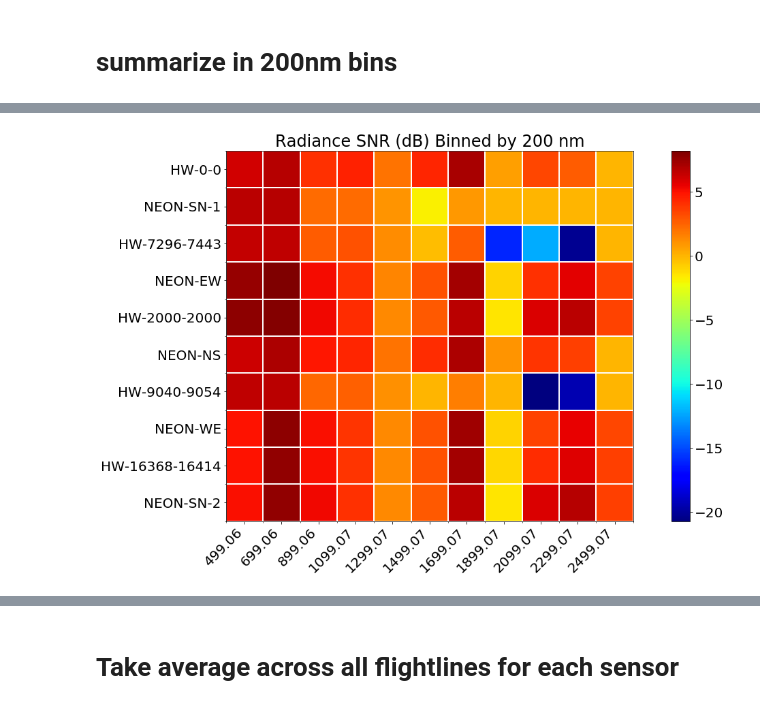
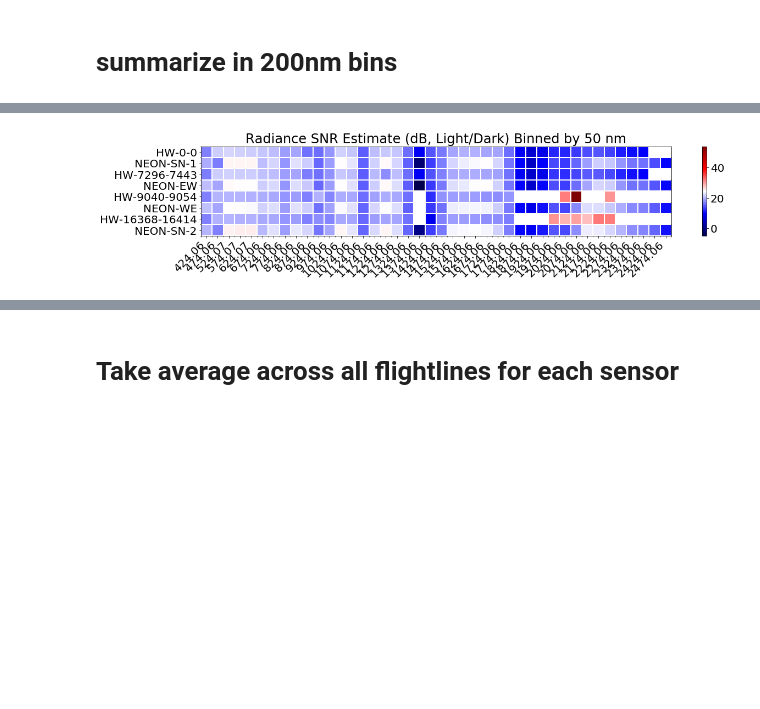
Before and after one commit to earthlab/neon-headwall-data, a Jupyter notebook: notebooks/DASK_RADIANCE_compare_headwall_NEON_all_flight_lines_TABLE_MTN.ipynb, the cells around one changed output, grey strips where cells are left out. Cells and saved outputs as stored; diff of their text form; code cells hidden in the pictures; blank space fills up the shorter version.

```diff
--- a/notebooks/DASK_RADIANCE_compare_headwall_NEON_all_flight_lines_TABLE_MTN.ipynb
+++ b/notebooks/DASK_RADIANCE_compare_headwall_NEON_all_flight_lines_TABLE_MTN.ipynb
@@ -225,6 +225,8 @@ for full_ex in full_hw_ls:
     hw_max = np.nanmax(full_ex, axis=1)
     hw_min = np.nanmin(full_ex, axis=1)
     hw_std = np.nanstd(full_ex, axis=1)
+    hw_max = np.nanquantile(full_ex, 0.9, axis=1)
+    hw_min = np.nanquantile(full_ex, 0.1, axis=1)
 
     hw_mean_ls.append(hw_mean)
     hw_max_ls.append(hw_max)
@@ -237,6 +239,8 @@ for full_neon in full_neon_ls:
     neon_max = np.nanmax(full_neon, axis=1)
     neon_min = np.nanmin(full_neon, axis=1)
     neon_std = np.nanstd(full_neon, axis=1)
+    neon_max = np.nanquantile(full_neon, 0.9, axis=1)
+    neon_min = np.nanquantile(full_neon, 0.1, axis=1)
 
     neon_mean_ls.append(neon_mean)
     neon_max_ls.append(neon_max)
@@ -359,7 +369,7 @@ plt.show()
 # %%
-bin_res=200
+bin_res=50
 # light_tarp_mean, light_tarp_std = bin_data(full_ex, full_wav, full_neon_ls, neon_wav, bin_res)
-light_tarp_mean, light_tarp_std = bin_data_groups(hw_wav_ls, full_wav, full_neon_ls, neon_wav, bin_res)
+light_tarp_mean, light_tarp_std = bin_data_groups(full_hw_ls, full_wav, full_neon_ls, neon_wav, bin_res)
 # %% [markdown]
 # Take the average across each sensor
 # %%
@@ -490,6 +506,8 @@ for full_ex in full_hw_ls:
     hw_max = np.nanmax(full_ex, axis=1)
     hw_min = np.nanmin(full_ex, axis=1)
     hw_std = np.nanstd(full_ex, axis=1)
+    hw_max = np.nanquantile(full_ex, 0.9, axis=1)
+    hw_min = np.nanquantile(full_ex, 0.1, axis=1)
 
     hw_mean_ls.append(hw_mean)
     hw_max_ls.append(hw_max)
@@ -502,6 +520,8 @@ for full_neon in full_neon_ls:
     neon_max = np.nanmax(full_neon, axis=1)
     neon_min = np.nanmin(full_neon, axis=1)
     neon_std = np.nanstd(full_neon, axis=1)
+    neon_max = np.nanquantile(full_neon, 0.9,  axis=1)
+    neon_min = np.nanquantile(full_neon, 0.1, axis=1)
 
     neon_mean_ls.append(neon_mean)
     neon_max_ls.append(neon_max)
@@ -583,6 +607,6 @@ for full_wav, hw_mean, hw_min, hw_max, hw_l, neon_wav, neon_mean, neon_min, neon
 # %%
 # dark_tarp_mean, dark_tarp_std = bin_data(full_ex, full_wav, full_neon_ls, neon_wav, bin_res)
-dark_tarp_mean, dark_tarp_std = bin_data_groups(hw_wav_ls, full_wav, full_neon_ls, neon_wav, bin_res)
+dark_tarp_mean, dark_tarp_std = bin_data_groups(full_hw_ls, full_wav, full_neon_ls, neon_wav, bin_res)
 # %% [markdown]
 # summarize in 200nm bins
 # %%
@@ -772,29 +857,39 @@ plt.show()
 # %%
-arr_snr = 10*np.log10(arr_mean / arr_std) #dB
+# Estimate in dB
+arr_snr = 10*np.log10(light_tarp_mean / dark_tarp_std)
 
 new_rows = [0,5,1,6,2,7,3,8,4,9]
 i = np.argsort(new_rows)
-new_snr = arr_snr[:,i]
+new_snr = arr_snr[:,new_rows]
+
+# delete bad flight match
+new_snr = np.delete(new_snr,4, axis=1)
+new_snr = np.delete(new_snr,4, axis=1)
 
 all_labels = hw_lbl+fl_dir
 new_labels = [all_labels[new_rows[i]] for i,l in enumerate(all_labels)]
 
-fig, ax1 = plt.subplots(figsize=(20,10))
-a = ax1.imshow(new_snr.T, alpha=1.0, cmap='jet')
-ax1.set_yticks(np.arange(0, arr_std.shape[1], 1));
-ax1.set_xticks(np.arange(0, arr_std.shape[0], 1));
+# remove bad flight labels
+new_labels.pop(4)
+new_labels.pop(4)
+
+
+fig, ax1 = plt.subplots(figsize=(20,3))
+a = ax1.imshow(new_snr.T, alpha=1.0, cmap='seismic')
+ax1.set_yticks(np.arange(0, new_snr.shape[1], 1));
+ax1.set_xticks(np.arange(0, new_snr.shape[0], 1));
 
 # Minor ticks
-ax1.set_yticks(np.arange(-.5, arr_std.shape[1], 1), minor=True);
-ax1.set_xticks(np.arange(-.5, arr_std.shape[0], 1), minor=True);
+ax1.set_yticks(np.arange(-.5, new_snr.shape[1], 1), minor=True);
+ax1.set_xticks(np.arange(-.5, new_snr.shape[0], 1), minor=True);
 
 # Gridlines based on minor ticks
 ax1.grid(which='minor', color='w', linestyle='-', linewidth=2)
 
 ax1.set_xticklabels([round(b[1],2) for b in band_ranges], rotation=45, ha='right')
 ax1.set_yticklabels(new_labels, rotation=0)
 plt.colorbar(a)
-plt.title('Radiance SNR (dB) Binned by {} nm'.format(res))
+plt.title('Radiance SNR Estimate (dB, Light/Dark) Binned by {} nm'.format(res))
 plt.show()
 # %% [output]
-[figure, old version]
+[figure, new version]
```
Also changed, not shown: parts of 24 cells of this notebook, 1 other file.
